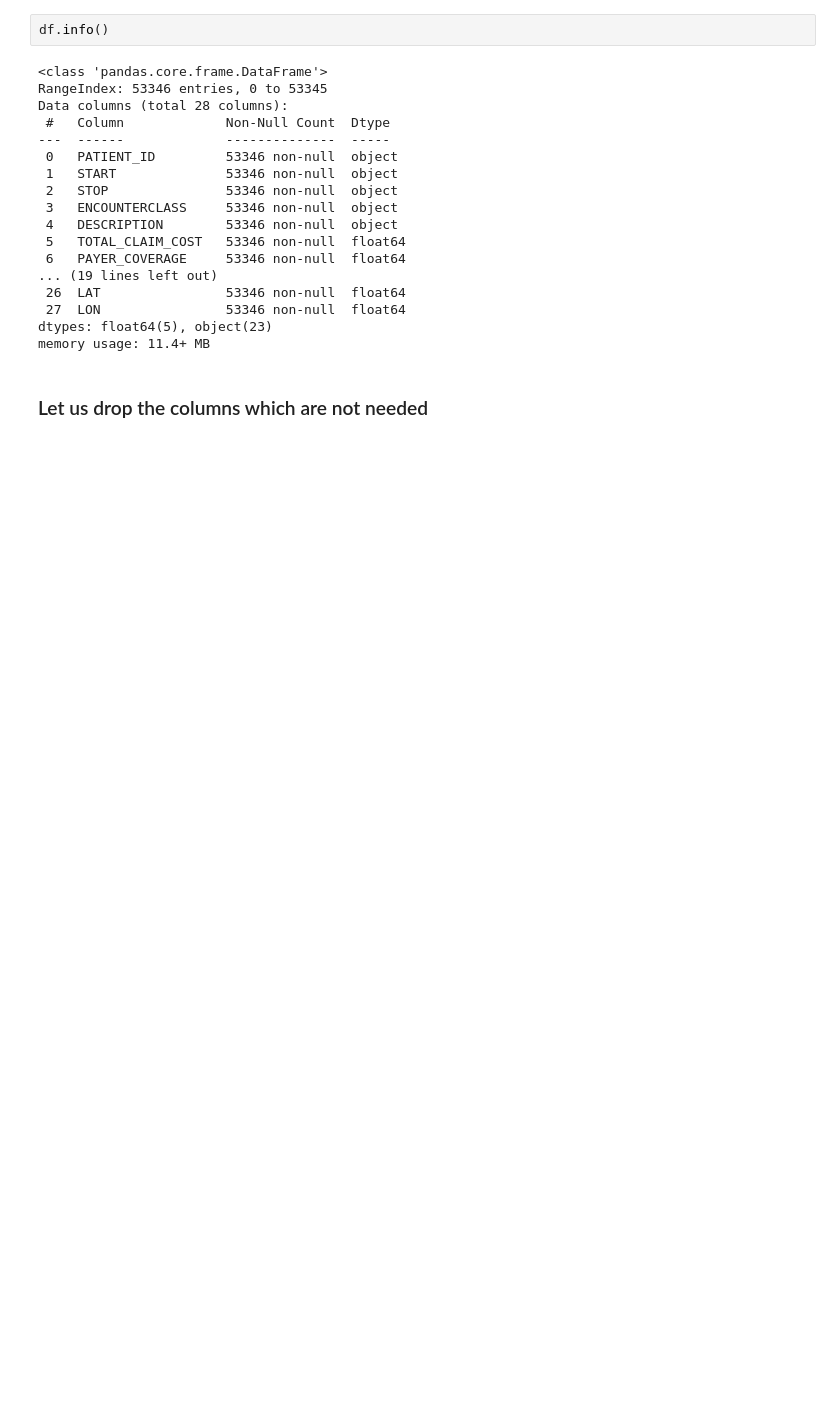
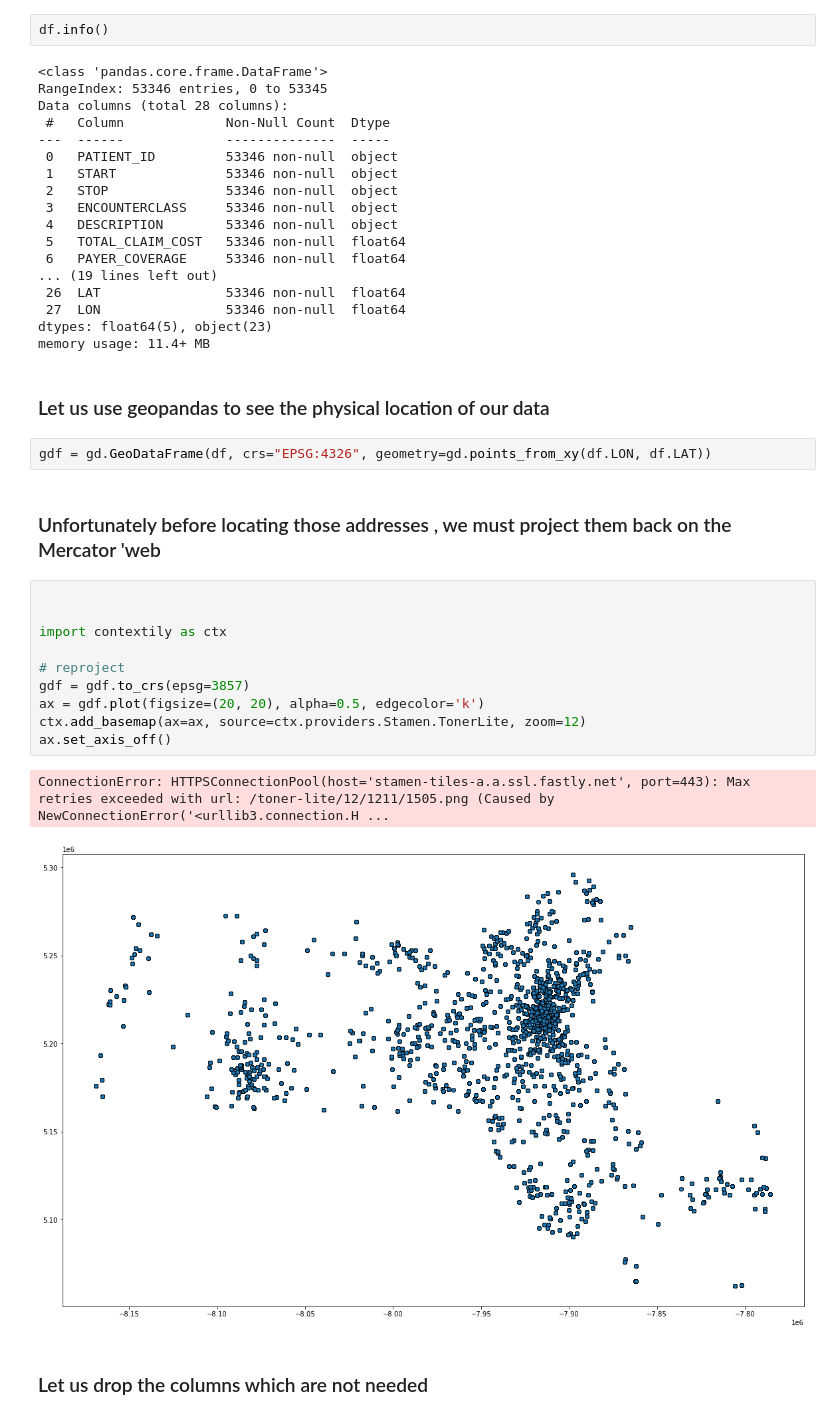
Before and after one commit to nichihelene/learnind_data_cleaning_python, a Jupyter notebook: ANONIMYSATION_ASSIGNMENT.ipynb, the cells around one changed output. Cells and saved outputs as stored; diff of their text form; blank space fills up the shorter version.

```diff
--- a/ANONIMYSATION_ASSIGNMENT.ipynb
+++ b/ANONIMYSATION_ASSIGNMENT.ipynb
@@ -48,6 +68,25 @@ Data columns (total 28 columns):
  27  LON                53346 non-null  float64
 dtypes: float64(5), object(23)
 memory usage: 11.4+ MB
+# %% [markdown]
+### Let us use geopandas to see the physical location of our data
+# %%
+gdf = gd.GeoDataFrame(df, crs="EPSG:4326", geometry=gd.points_from_xy(df.LON, df.LAT))
+# %% [markdown]
+### Unfortunately before locating those addresses , we must project them back on the Mercator 'web
+# %%
+
+
+import contextily as ctx
+
+# reproject
+gdf = gdf.to_crs(epsg=3857)
+ax = gdf.plot(figsize=(20, 20), alpha=0.5, edgecolor='k')
+ctx.add_basemap(ax=ax, source=ctx.providers.Stamen.TonerLite, zoom=12)
+ax.set_axis_off()
+# %% [output]
+ConnectionError: HTTPSConnectionPool(host='stamen-tiles-a.a.ssl.fastly.net', port=443): Max retries exceeded with url: /toner-lite/12/1211/1505.png (Caused by NewConnectionError('<urllib3.connection.H ...
+[figure, added]
 # %% [markdown]
 ### Let us drop the columns which are  not needed
 # %%
```
Also changed, not shown: parts of 28 cells of this notebook.
